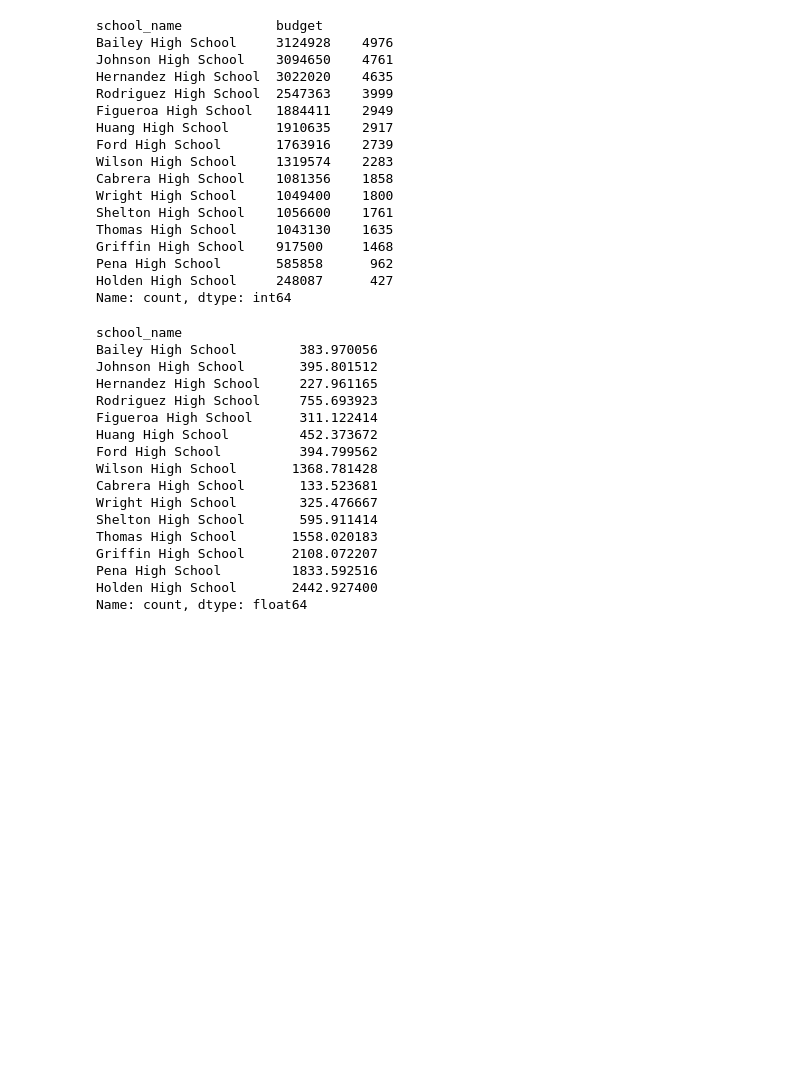
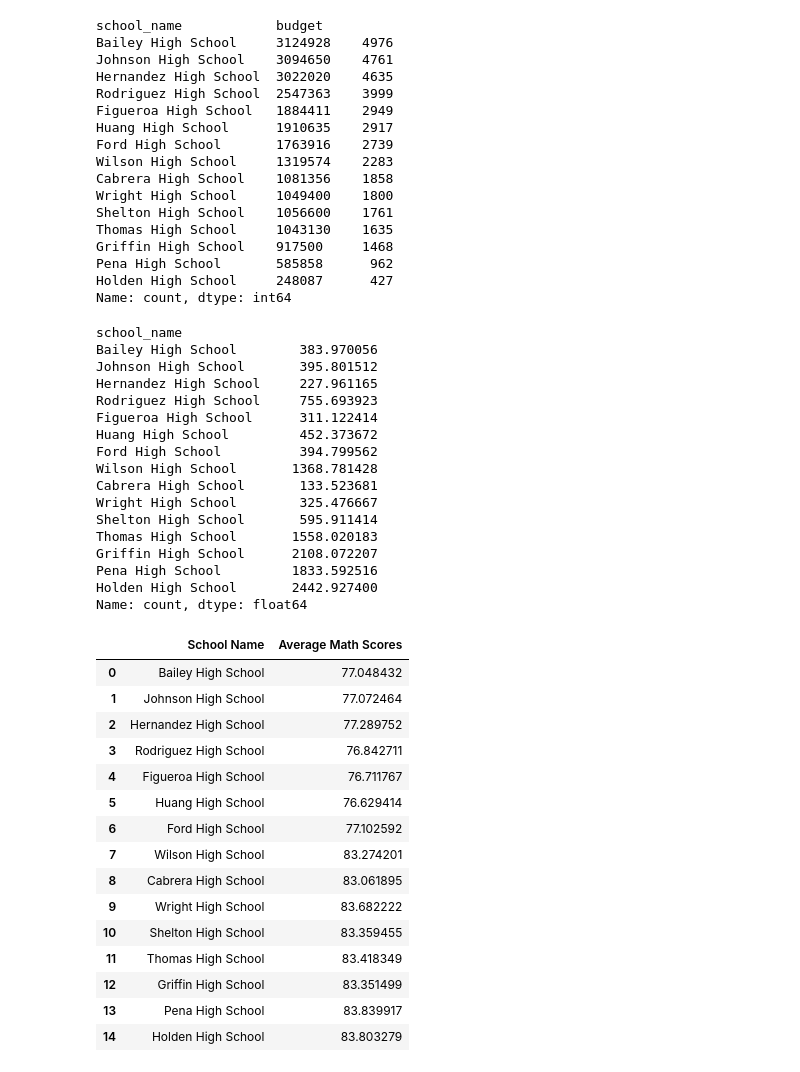
Before and after one commit to Siggy0002/pandas-challenge, a Jupyter notebook: PyCitySchools/Pandas-Challenge.ipynb, the cells around one changed output. Saved outputs shown, nothing was run; the diff lists cells and outputs as text; code cells hidden in the pictures; blank space fills up the shorter version.

```diff
--- a/PyCitySchools/Pandas-Challenge.ipynb
+++ b/PyCitySchools/Pandas-Challenge.ipynb
@@ -171,5 +171,76 @@ Pena High School         1833.592516
 Holden High School       2442.927400
 Name: count, dtype: float64
 # %%
-per_school_math =
+bailey_scores_math = school_data_complete.loc[school_data_complete["school_name"] == "Bailey High School"]
+bailey_mathscores_mean= bailey_scores_math["math_score"].mean()
+
+johnson_scores_math = school_data_complete.loc[school_data_complete["school_name"] == "Johnson High School"]
+johnson_mathscores_mean= johnson_scores_math["math_score"].mean()
+
+hernandez_scores_math = school_data_complete.loc[school_data_complete["school_name"] == "Hernandez High School"]
+hernandez_mathscores_mean = hernandez_scores_math["math_score"].mean()
+
+rodriguez_scores_math = school_data_complete.loc[school_data_complete["school_name"] == "Rodriguez High School"]
+rodriguez_mathscores_mean = rodriguez_scores_math["math_score"].mean()
+
+figueroa_scores_math = school_data_complete.loc[school_data_complete["school_name"] == "Figueroa High School"]
+figueroa_mathscores_mean = figueroa_scores_math["math_score"].mean()
+
+huang_scores_math = school_data_complete.loc[school_data_complete["school_name"] == "Huang High School"]
+huang_mathscores_mean = huang_scores_math["math_score"].mean()
+
+ford_scores_math = school_data_complete.loc[school_data_complete["school_name"] == "Ford High School"]
+ford_mathscores_mean = ford_scores_math["math_score"].mean()
+
+wilson_scores_math = school_data_complete.loc[school_data_complete["school_name"] == "Wilson High School"]
+wilson_mathscores_mean = wilson_scores_math["math_score"].mean()
+
+cabrera_scores_math = school_data_complete.loc[school_data_complete["school_name"] == "Cabrera High School"]
+cabrera_mathscores_mean = cabrera_scores_math["math_score"].mean()
+
+wright_scores_math = school_data_complete.loc[school_data_complete["school_name"] == "Wright High School"]
+wright_mathscores_mean = wright_scores_math["math_score"].mean()
+
+shelton_scores_math = school_data_complete.loc[school_data_complete["school_name"] == "Shelton High School"]
+shelton_mathscores_mean = shelton_scores_math["math_score"].mean()
+
+thomas_scores_math = school_data_complete.loc[school_data_complete["school_name"] == "Thomas High School"]
+thomas_mathscores_mean = thomas_scores_math["math_score"].mean()
+
+griffin_scores_math = school_data_complete.loc[school_data_complete["school_name"] == "Griffin High School"]
+griffin_mathscores_mean = griffin_scores_math["math_score"].mean()
+
+pena_scores_math = school_data_complete.loc[school_data_complete["school_name"] == "Pena High School"]
+pena_mathscores_mean = pena_scores_math["math_score"].mean()
+
+holden_scores_math = school_data_complete.loc[school_data_complete["school_name"] == "Holden High School"]
+holden_mathscores_mean = holden_scores_math["math_score"].mean()
+
+per_school_math= pd.DataFrame(
+    {"School Name": ["Bailey High School", "Johnson High School", "Hernandez High School", "Rodriguez High School", "Figueroa High School",
+                     "Huang High School", "Ford High School", "Wilson High School", "Cabrera High School", "Wright High School",
+                     "Shelton High School", "Thomas High School", "Griffin High School", "Pena High School", "Holden High School"],
+    "Average Math Scores":[bailey_mathscores_mean, johnson_mathscores_mean, hernandez_mathscores_mean,rodriguez_mathscores_mean,
+                          figueroa_mathscores_mean, huang_mathscores_mean, ford_mathscores_mean, wilson_mathscores_mean,
+                          cabrera_mathscores_mean, wright_mathscores_mean, shelton_mathscores_mean, thomas_mathscores_mean,
+                          griffin_mathscores_mean, pena_mathscores_mean, holden_mathscores_mean]
+    })
+per_school_math.head(16)
+# %% [output]
+|  | School Name | Average Math Scores |
+| 0 | Bailey High School | 77.048432 |
+| 1 | Johnson High School | 77.072464 |
+| 2 | Hernandez High School | 77.289752 |
+| 3 | Rodriguez High School | 76.842711 |
+| 4 | Figueroa High School | 76.711767 |
+| 5 | Huang High School | 76.629414 |
+| 6 | Ford High School | 77.102592 |
+| 7 | Wilson High School | 83.274201 |
+| 8 | Cabrera High School | 83.061895 |
+| 9 | Wright High School | 83.682222 |
+| 10 | Shelton High School | 83.359455 |
+| 11 | Thomas High School | 83.418349 |
+| 12 | Griffin High School | 83.351499 |
+| 13 | Pena High School | 83.839917 |
+| 14 | Holden High School | 83.803279 |
 # %%
```
Also changed, not shown: parts of 40 cells of this notebook.
